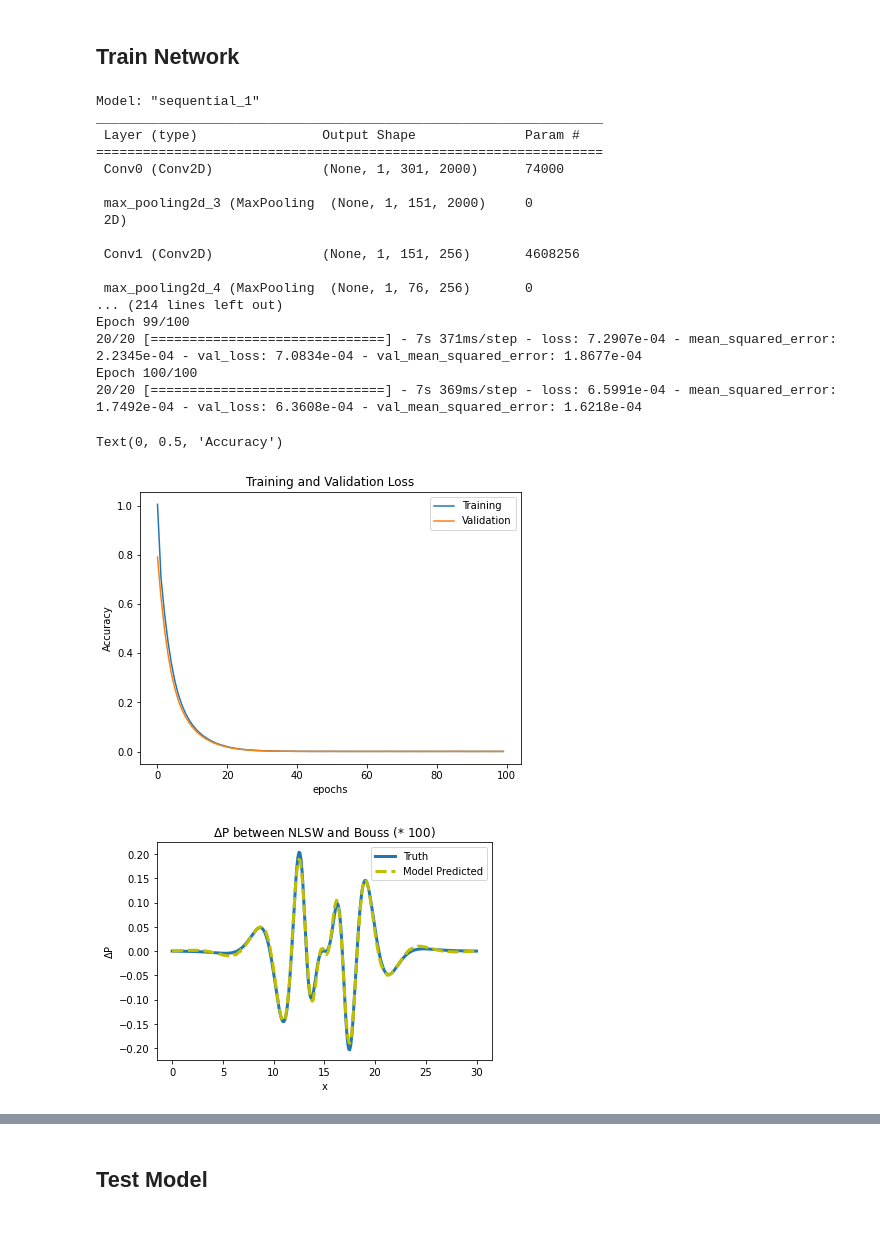
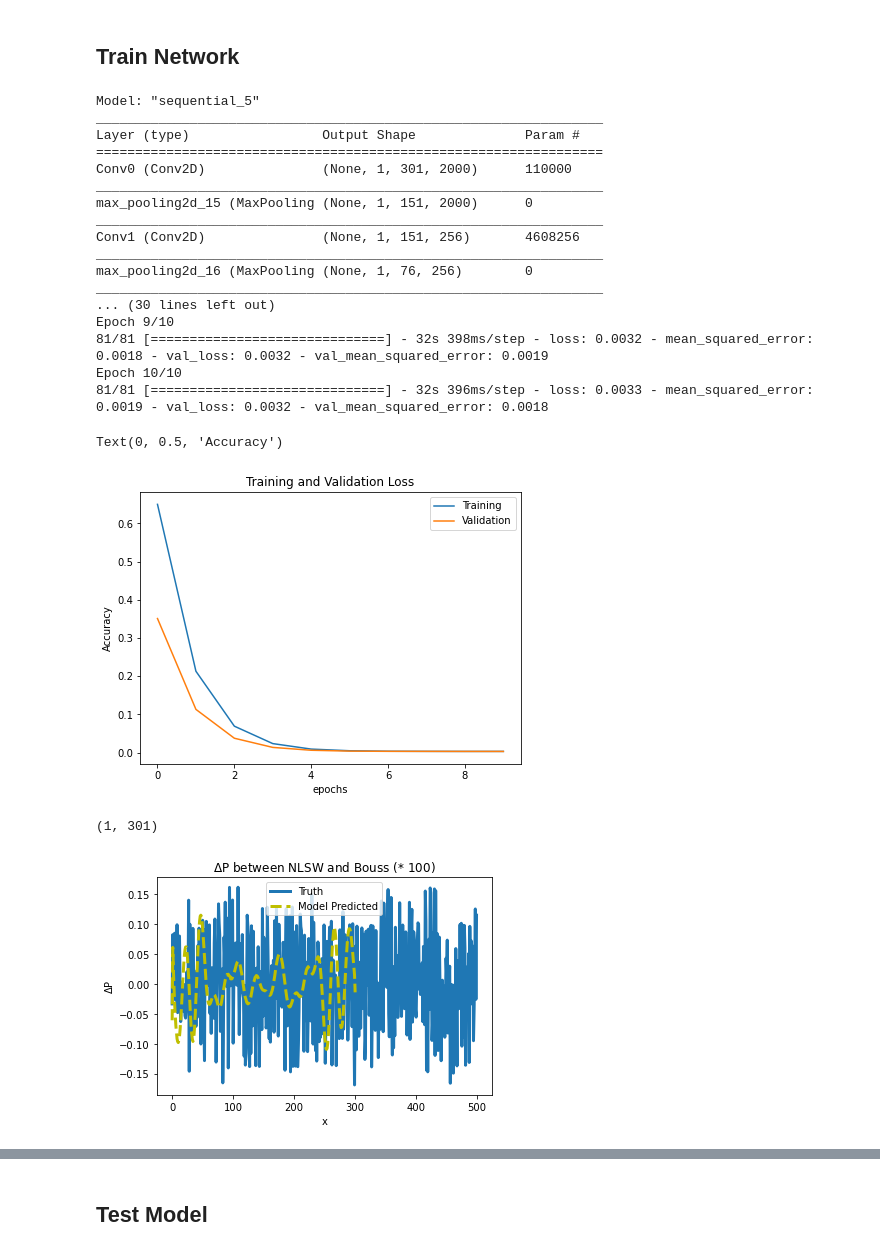
Before and after one commit to mailemccann/ml-waves, a Jupyter notebook: BuildCNN.ipynb, the cells around one changed output, grey strips where cells are left out. Cells and saved outputs as stored; diff of their text form; code cells hidden in the pictures.

```diff
--- a/BuildCNN.ipynb
+++ b/BuildCNN.ipynb
@@ -68,5 +171,20 @@ plt.show()
 # %%
+X, y = list(), list()
+length = int(data.shape[0])
+n = 1
+
+for i in range(length):
+  endi = i + n
+  if endi > length - 1:
+    break
+
+  seq_x, seq_y = data[i:endi, :, :], Pdiff[endi, :]
+  X.append(seq_x)
+  y.append(seq_y)
+
 # split training and testing
+X, y = shuffle(X, y)
+
 ratio = 0.8
 len_train = int(round(length * ratio))
 len_test = length - len_train
@@ -81,6 +199,7 @@ y_train = np.array(y_train)
 X_test = np.array(X_test)
 y_test = np.array(y_test)
 
-print(np.shape(X_train[0]))
-print(np.shape(y_train[0]))
+
+print(np.shape(X_train))
+print(np.shape(y_train))
 # %% [output]
@@ -91,7 +210,7 @@ print(np.shape(y_train[0]))
 - L2 regularization of 1e-5
 - Relu activation on conv2D layers, zero padding as specified in assignment
 # %%
-def CNN(width = 301, features = 4):
+def CNN(width = 301, features = 6):
 
   model = Sequential([
     tf.keras.layers.InputLayer([1,width,features]),
@@ -145,30 +264,30 @@ model = CNN()
 model.summary()
 
 # Batch size = 64, epochs = 20
-history = model.fit(X_train, y_train, epochs=100, batch_size=20, shuffle = True, validation_split=.2)
+history = model.fit(X_train, y_train, epochs=10, batch_size=20, shuffle = True, validation_split=.2)
 # %% [output]
-Model: "sequential_1"
+Model: "sequential_5"
 _________________________________________________________________
- Layer (type)                Output Shape              Param #
+Layer (type)                 Output Shape              Param #
 =================================================================
- Conv0 (Conv2D)              (None, 1, 301, 2000)      74000
-
- max_pooling2d_3 (MaxPooling  (None, 1, 151, 2000)     0
- 2D)
-
- Conv1 (Conv2D)              (None, 1, 151, 256)       4608256
-
- max_pooling2d_4 (MaxPooling  (None, 1, 76, 256)       0
-... (214 lines left out)
-Epoch 99/100
-20/20 [==============================] - 7s 371ms/step - loss: 7.2907e-04 - mean_squared_error: 2.2345e-04 - val_loss: 7.0834e-04 - val_mean_squared_error: 1.8677e-04
-Epoch 100/100
-20/20 [==============================] - 7s 369ms/step - loss: 6.5991e-04 - mean_squared_error: 1.7492e-04 - val_loss: 6.3608e-04 - val_mean_squared_error: 1.6218e-04
+Conv0 (Conv2D)               (None, 1, 301, 2000)      110000
+_________________________________________________________________
+max_pooling2d_15 (MaxPooling (None, 1, 151, 2000)      0
+_________________________________________________________________
+Conv1 (Conv2D)               (None, 1, 151, 256)       4608256
+_________________________________________________________________
+max_pooling2d_16 (MaxPooling (None, 1, 76, 256)        0
+_________________________________________________________________
+... (30 lines left out)
+Epoch 9/10
+81/81 [==============================] - 32s 398ms/step - loss: 0.0032 - mean_squared_error: 0.0018 - val_loss: 0.0032 - val_mean_squared_error: 0.0019
+Epoch 10/10
+81/81 [==============================] - 32s 396ms/step - loss: 0.0033 - mean_squared_error: 0.0019 - val_loss: 0.0032 - val_mean_squared_error: 0.0018
 # %%
 acc = history.history['loss']
 val_acc = history.history['val_loss']
 
-epochs_range = range(100)
+epochs_range = range(10)
 
 plt.figure(figsize=(15, 5))
 plt.subplot(1, 2, 1)
@@ -180,22 +299,24 @@ plt.xlabel('epochs')
 plt.ylabel('Accuracy')
 # %% [output]
 Text(0, 0.5, 'Accuracy')
-[figure, old version]
+[figure, new version]
 # %%
 import matplotlib.pyplot as plt
+print(np.shape(y_test[0:1]))
 
-y_predict = model.predict(X_test[100:101], verbose=0)
+y_predict = model.predict(X_test[50:51], verbose=0)
 x = pd.read_csv("xmat.csv").values
 
-plt.plot(x[0,:],np.ndarray.flatten(y_test[100,:]), linewidth=3, label = 'Truth') # y_test[:][1],
-plt.plot(x[0,:],np.ndarray.flatten(y_predict[0]),'y--',linewidth = 3,label = 'Model Predicted') # y_predict[:,1],
+plt.plot(y_test[:,50:51], linewidth=3, label = 'Truth') # y_test[:][1],
+plt.plot(y_predict[0],'y--',linewidth = 3,label = 'Model Predicted') # y_predict[:,1],
 plt.title('$\Delta$P between NLSW and Bouss (* 100)')
 plt.xlabel('x')
 plt.ylabel('$\Delta$P')
 plt.legend()
 plt.show()
 # %% [output]
+(1, 301)
-[figure, old version]
+[figure, new version]
 # %%
 y_predict = model.predict(X_test[0:201], verbose=0)
 x = pd.read_csv("xmat.csv").values
```
Also changed, not shown: parts of 6 cells of this notebook, 2 other files.
